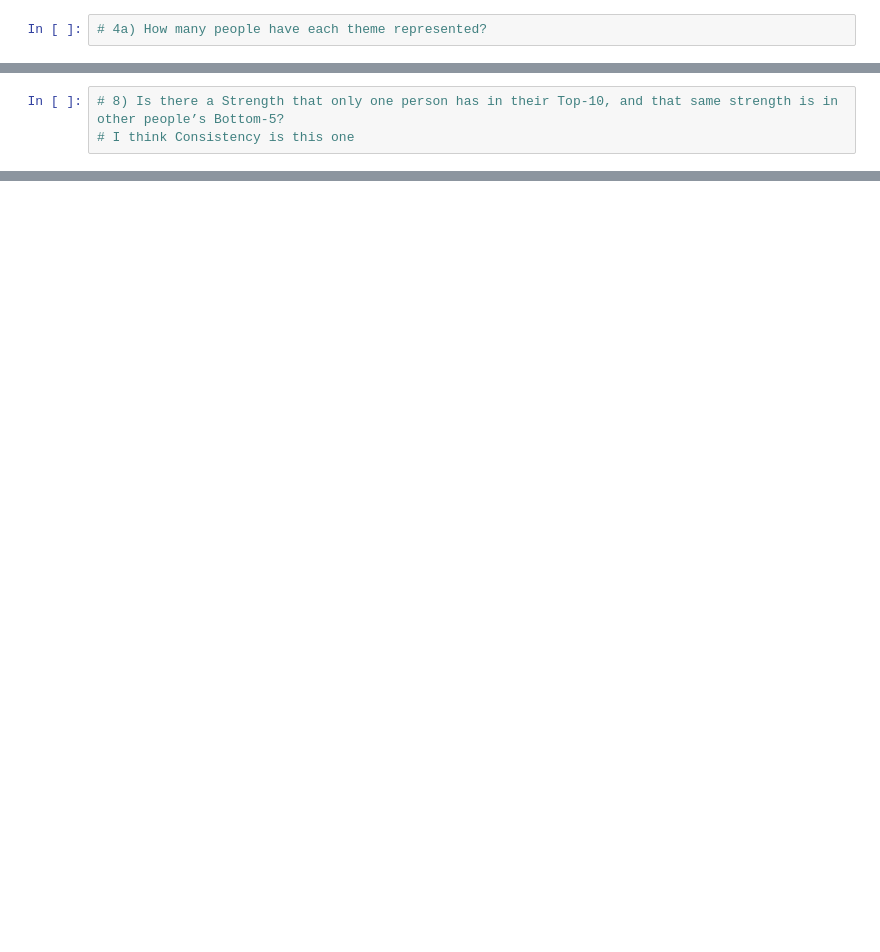
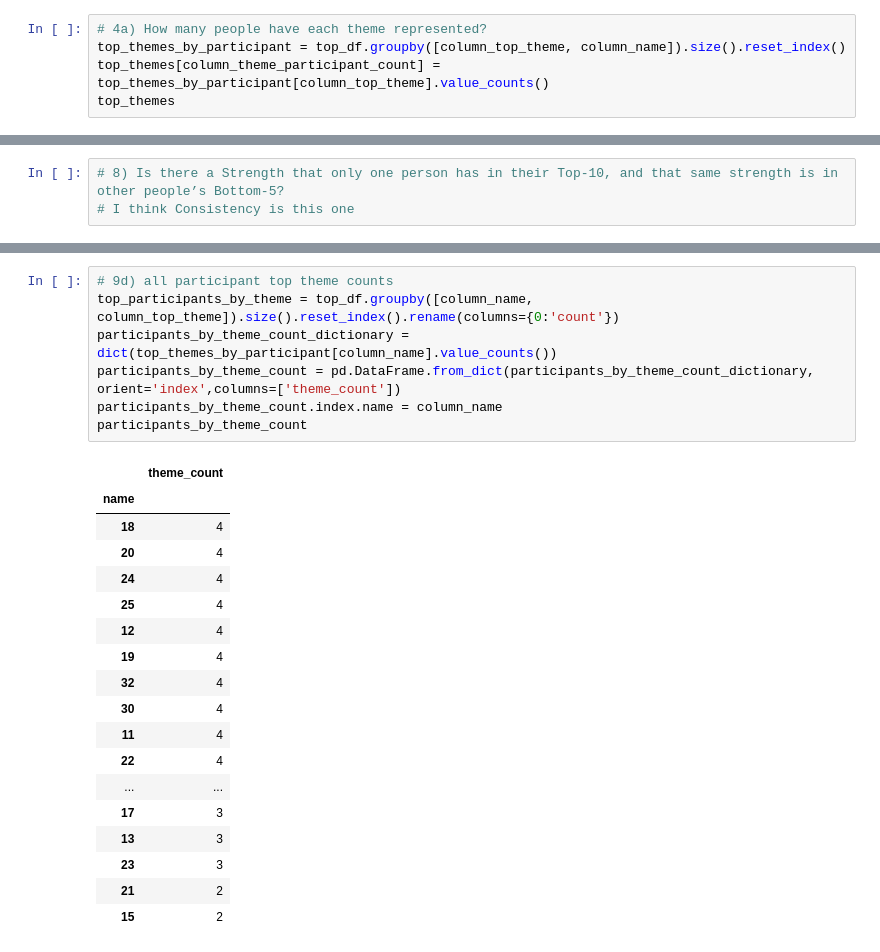
Before and after one commit to michael-brittlebank/strengthsfinder-analysis, a Jupyter notebook: main.ipynb, the cells around one changed output, grey strips where cells are left out. Saved outputs shown, nothing was run; the diff lists cells and outputs as text; blank space fills up the shorter version.

```diff
--- a/main.ipynb
+++ b/main.ipynb
@@ -180,2 +244,5 @@ Name: top_theme, dtype: int64
 # %%
 # 4a) How many people have each theme represented?
+top_themes_by_participant = top_df.groupby([column_top_theme, column_name]).size().reset_index()
+top_themes[column_theme_participant_count] = top_themes_by_participant[column_top_theme].value_counts()
+top_themes
@@ -210,0 +383,26 @@ Name: top_ten, dtype: int64
+# %%
+# 9d) all participant top theme counts
+top_participants_by_theme = top_df.groupby([column_name, column_top_theme]).size().reset_index().rename(columns={0:'count'})
+participants_by_theme_count_dictionary = dict(top_themes_by_participant[column_name].value_counts())
+participants_by_theme_count = pd.DataFrame.from_dict(participants_by_theme_count_dictionary, orient='index',columns=['theme_count'])
+participants_by_theme_count.index.name = column_name
+participants_by_theme_count
+# %% [output]
+|  | theme_count |
+| name |  |
+| 18 | 4 |
+| 20 | 4 |
+| 24 | 4 |
+| 25 | 4 |
+| 12 | 4 |
+| 19 | 4 |
+| 32 | 4 |
+| 30 | 4 |
+| 11 | 4 |
+| 22 | 4 |
+| ... | ... |
+| 17 | 3 |
+| 13 | 3 |
+| 23 | 3 |
+| 21 | 2 |
+| 15 | 2 |
```
Also changed, not shown: parts of 22 cells of this notebook.
